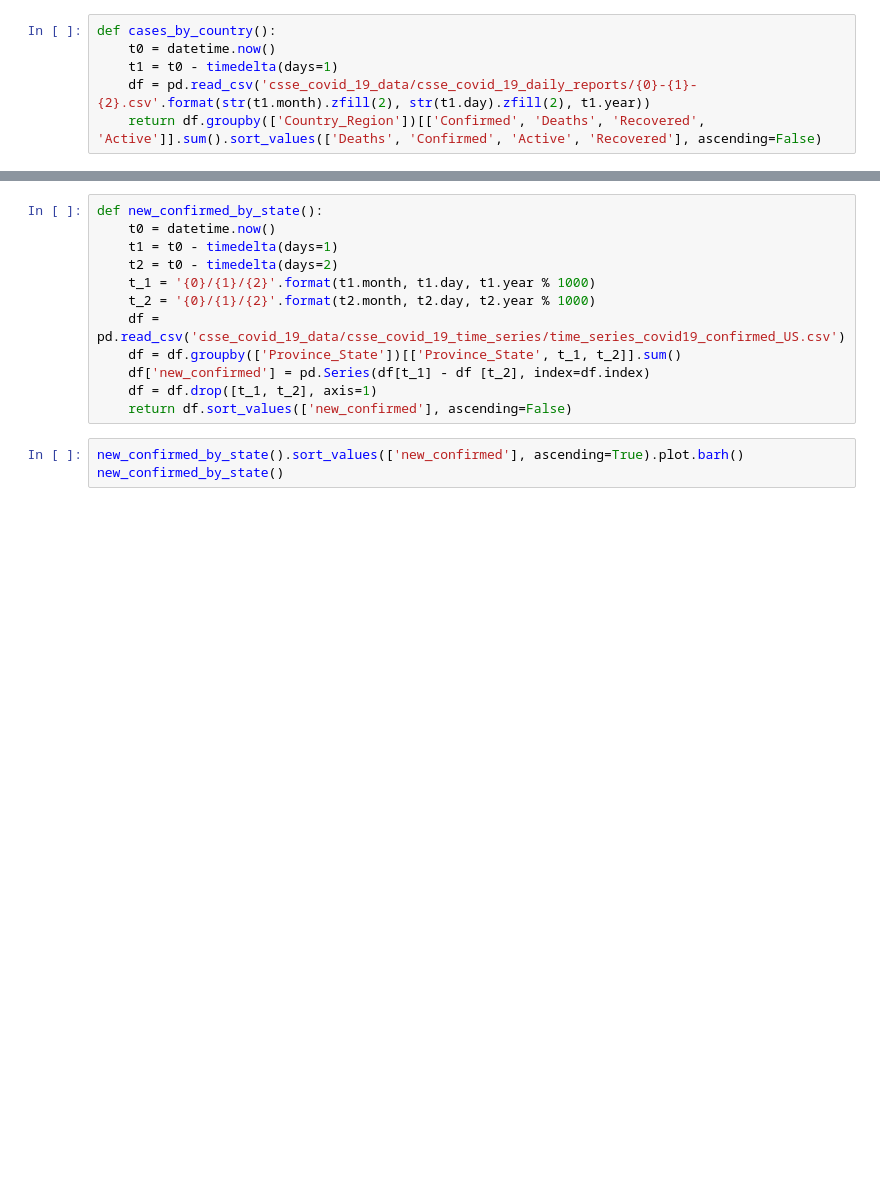
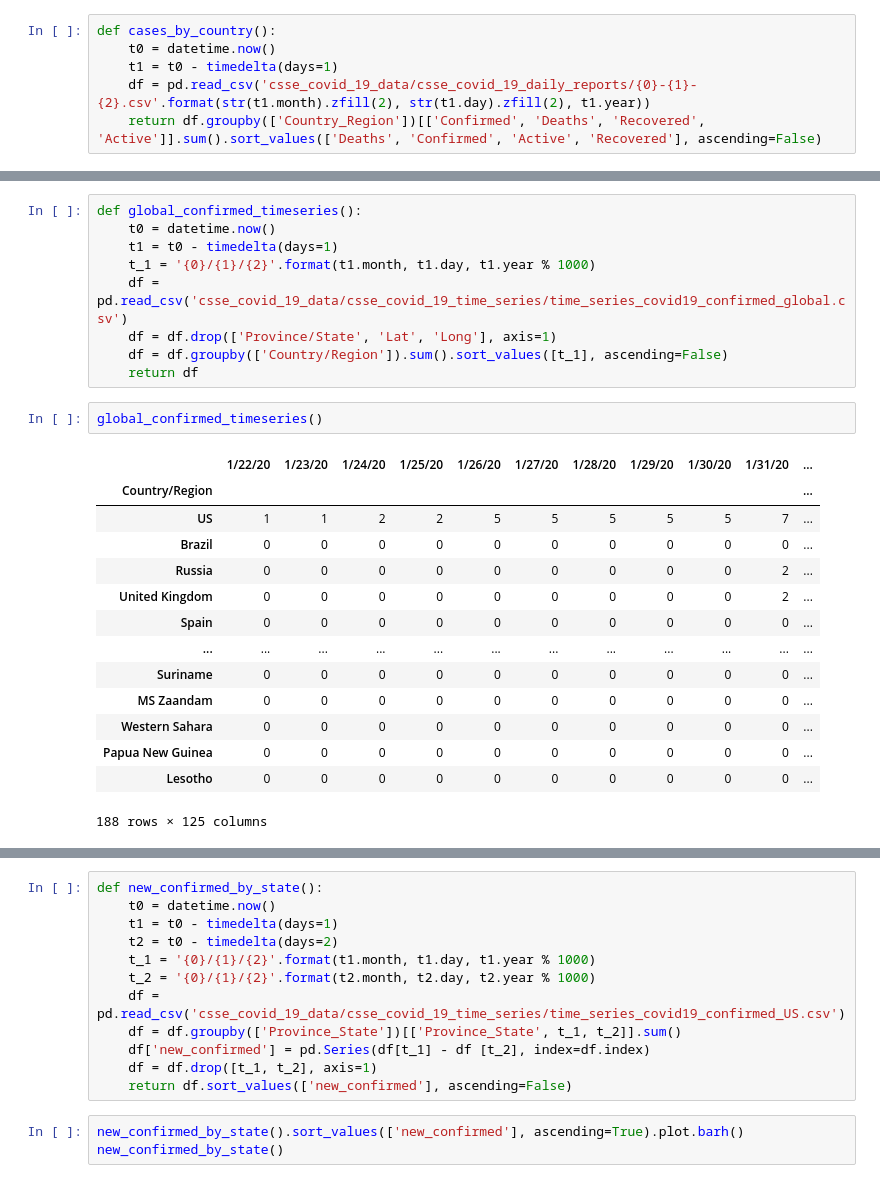
Before and after one commit to jmocay/Notebooks, a Jupyter notebook: covid19_cases_trends.ipynb, the cells around one changed output, grey strips where cells are left out. Cells and saved outputs as stored; diff of their text form; blank space fills up the shorter version.

Commit message:
Global Timeseries

```diff
--- a/covid19_cases_trends.ipynb
+++ b/covid19_cases_trends.ipynb
@@ -41 +41,27 @@ cases_by_country()
 188 rows × 4 columns
+# %%
+def global_confirmed_timeseries():
+    t0 = datetime.now()
+    t1 = t0 - timedelta(days=1)
+    t_1 = '{0}/{1}/{2}'.format(t1.month, t1.day, t1.year % 1000)
+    df = pd.read_csv('csse_covid_19_data/csse_covid_19_time_series/time_series_covid19_confirmed_global.csv')
+    df = df.drop(['Province/State', 'Lat', 'Long'], axis=1)
+    df = df.groupby(['Country/Region']).sum().sort_values([t_1], ascending=False)
+    return df
+# %%
+global_confirmed_timeseries()
+# %% [output]
+|  | 1/22/20 | 1/23/20 | 1/24/20 | 1/25/20 | 1/26/20 | 1/27/20 | 1/28/20 | 1/29/20 | 1/30/20 | 1/31/20 | ... |
+| Country/Region |  |  |  |  |  |  |  |  |  |  | ... |
+| US | 1 | 1 | 2 | 2 | 5 | 5 | 5 | 5 | 5 | 7 | ... |
+| Brazil | 0 | 0 | 0 | 0 | 0 | 0 | 0 | 0 | 0 | 0 | ... |
+| Russia | 0 | 0 | 0 | 0 | 0 | 0 | 0 | 0 | 0 | 2 | ... |
+| United Kingdom | 0 | 0 | 0 | 0 | 0 | 0 | 0 | 0 | 0 | 2 | ... |
+| Spain | 0 | 0 | 0 | 0 | 0 | 0 | 0 | 0 | 0 | 0 | ... |
+| ... | ... | ... | ... | ... | ... | ... | ... | ... | ... | ... | ... |
+| Suriname | 0 | 0 | 0 | 0 | 0 | 0 | 0 | 0 | 0 | 0 | ... |
+| MS Zaandam | 0 | 0 | 0 | 0 | 0 | 0 | 0 | 0 | 0 | 0 | ... |
+| Western Sahara | 0 | 0 | 0 | 0 | 0 | 0 | 0 | 0 | 0 | 0 | ... |
+| Papua New Guinea | 0 | 0 | 0 | 0 | 0 | 0 | 0 | 0 | 0 | 0 | ... |
+| Lesotho | 0 | 0 | 0 | 0 | 0 | 0 | 0 | 0 | 0 | 0 | ... |
+188 rows × 125 columns
```
Also changed, not shown: parts of 17 cells of this notebook.
